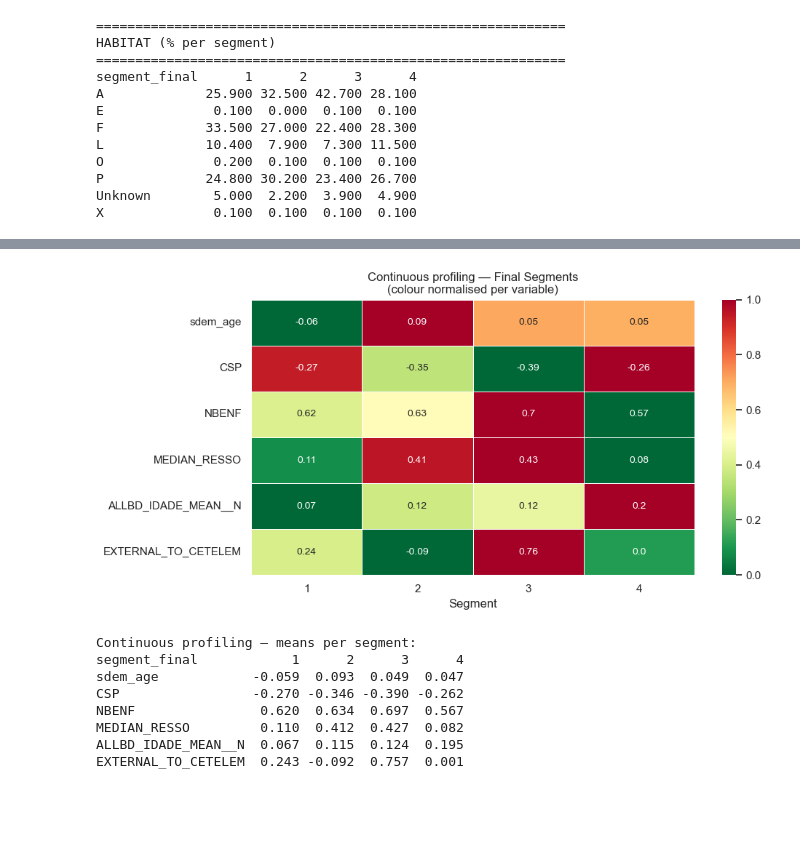
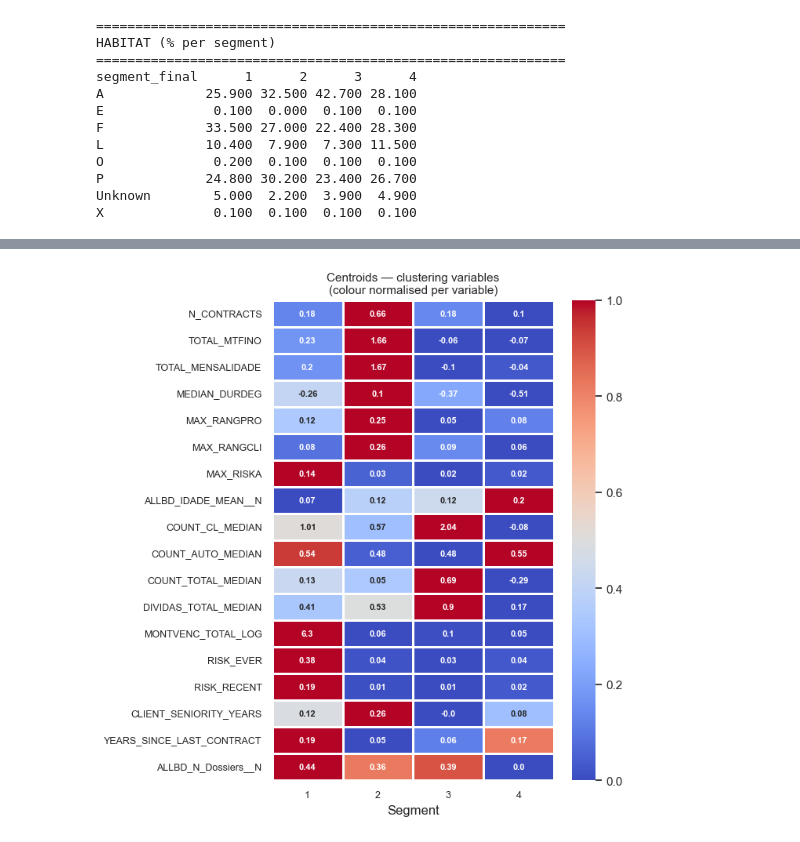
Before and after one commit to RuiSousaFerreiraIMS/Business_Case_BNP, a Jupyter notebook: notebooks/4d)Clusters.ipynb, the cells around one changed output, grey strips where cells are left out. Cells and saved outputs as stored; diff of their text form; code cells hidden in the pictures; blank space fills up the shorter version.

```diff
--- a/notebooks/4d)Clusters.ipynb
+++ b/notebooks/4d)Clusters.ipynb
@@ -432,45 +395,25 @@ plt.show()
-# %%
-# ── Continuous profiling visualisation ───────────────────────────────────────
-available = [c for c in continuous_profiling if c in valid.columns]
-
-profiling_means = valid.groupby(seg_col)[available].mean().round(3)
-
-fig, ax = plt.subplots(figsize=(10, 5))
-
-# Row-normalise for better contrast
-profiling_normalized = profiling_means.copy()
-for col in profiling_means.columns:
-    row = profiling_means[col]
-    row_min, row_max = row.min(), row.max()
-    if row_max - row_min > 0:
-        profiling_normalized[col] = (row - row_min) / (row_max - row_min)
-    else:
-        profiling_normalized[col] = 0.5
-
-sns.heatmap(profiling_normalized.T,
-            annot=profiling_means.T.round(2),
-            fmt='', cmap='RdYlGn_r',
-            vmin=0, vmax=1,
-            ax=ax, linewidths=0.5, linecolor='white',
-            annot_kws={'size': 10})
-
-ax.set_title('Continuous profiling — Final Segments\n(colour normalised per variable)')
-ax.set_xlabel('Segment')
-ax.set_yticklabels(ax.get_yticklabels(), rotation=0)
-
-plt.tight_layout()
-plt.show()
-
-# Print table as well
-print("\nContinuous profiling — means per segment:")
-print(profiling_means.T.to_string())
-# %% [output]
-[figure, removed]
-Continuous profiling — means per segment:
-segment_final            1      2      3      4
-sdem_age            -0.059  0.093  0.049  0.047
-CSP                 -0.270 -0.346 -0.390 -0.262
-NBENF                0.620  0.634  0.697  0.567
-MEDIAN_RESSO         0.110  0.412  0.427  0.082
-ALLBD_IDADE_MEAN__N  0.067  0.115  0.124  0.195
-EXTERNAL_TO_CETELEM  0.243 -0.092  0.757  0.001
+# %%
+# ── Plot 1 — Centroids (numeric clustering variables) ─────────────────────────
+fig, ax = plt.subplots(figsize=(7, len(all_feature_cols) * 0.35 + 1))
+
+centroids_normalized = centroids_seg.copy()
+for col in centroids_seg.columns:
+    row = centroids_seg[col]
+    row_min, row_max = row.min(), row.max()
+    if row_max - row_min > 0:
+        centroids_normalized[col] = (row - row_min) / (row_max - row_min)
+    else:
+        centroids_normalized[col] = 0.5
+
+sns.heatmap(centroids_normalized.T, annot=centroids_seg.T.round(2),
+            fmt='', cmap='coolwarm', vmin=0, vmax=1,
+            ax=ax, linewidths=0.8, linecolor='white',
+            annot_kws={'size': 8,'weight': 'bold'})
+ax.set_title('Centroids — clustering variables\n(colour normalised per variable)', fontsize=11)
+ax.set_yticklabels(ax.get_yticklabels(), rotation=0, fontsize=9)
+ax.set_xticklabels(ax.get_xticklabels(), fontsize=9)
+ax.set_xlabel('Segment')
+plt.tight_layout()
+plt.show()
+# %% [output]
+[figure, added]
```
Also changed, not shown: parts of 2 cells of this notebook.
